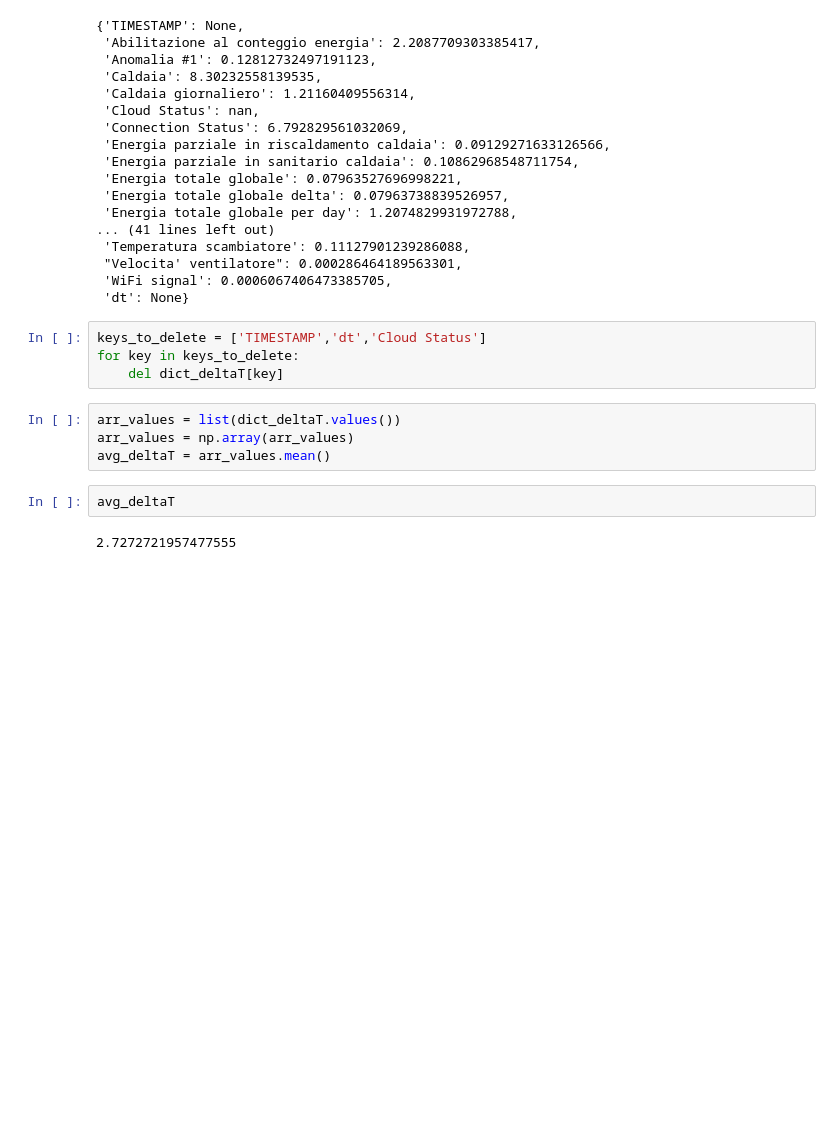
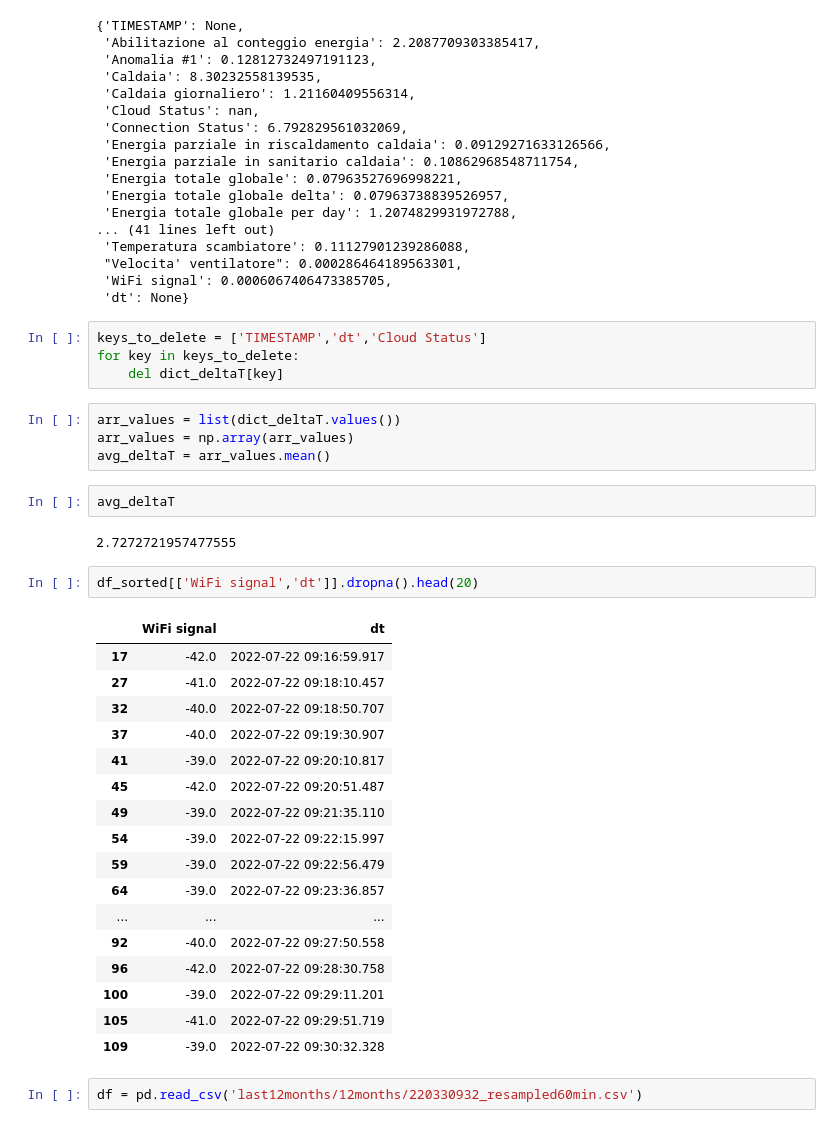
Before and after one commit to leonardozecchin/anomaly_detection, a Jupyter notebook: countDeltaT.ipynb, the cells around one changed output. Drawn from its saved outputs; the diff is of its cells as text; blank space fills up the shorter version.

```diff
--- a/countDeltaT.ipynb
+++ b/countDeltaT.ipynb
@@ -177,3 +113,25 @@ avg_deltaT = arr_values.mean()
 avg_deltaT
 # %% [output]
 2.7272721957477555
+# %%
+df_sorted[['WiFi signal','dt']].dropna().head(20)
+# %% [output]
+|  | WiFi signal | dt |
+| 17 | -42.0 | 2022-07-22 09:16:59.917 |
+| 27 | -41.0 | 2022-07-22 09:18:10.457 |
+| 32 | -40.0 | 2022-07-22 09:18:50.707 |
+| 37 | -40.0 | 2022-07-22 09:19:30.907 |
+| 41 | -39.0 | 2022-07-22 09:20:10.817 |
+| 45 | -42.0 | 2022-07-22 09:20:51.487 |
+| 49 | -39.0 | 2022-07-22 09:21:35.110 |
+| 54 | -39.0 | 2022-07-22 09:22:15.997 |
+| 59 | -39.0 | 2022-07-22 09:22:56.479 |
+| 64 | -39.0 | 2022-07-22 09:23:36.857 |
+| ... | ... | ... |
+| 92 | -40.0 | 2022-07-22 09:27:50.558 |
+| 96 | -42.0 | 2022-07-22 09:28:30.758 |
+| 100 | -39.0 | 2022-07-22 09:29:11.201 |
+| 105 | -41.0 | 2022-07-22 09:29:51.719 |
+| 109 | -39.0 | 2022-07-22 09:30:32.328 |
+# %%
+df = pd.read_csv('last12months/12months/220330932_resampled60min.csv')
```
Also changed, not shown: parts of 11 cells of this notebook, 1 other file.
